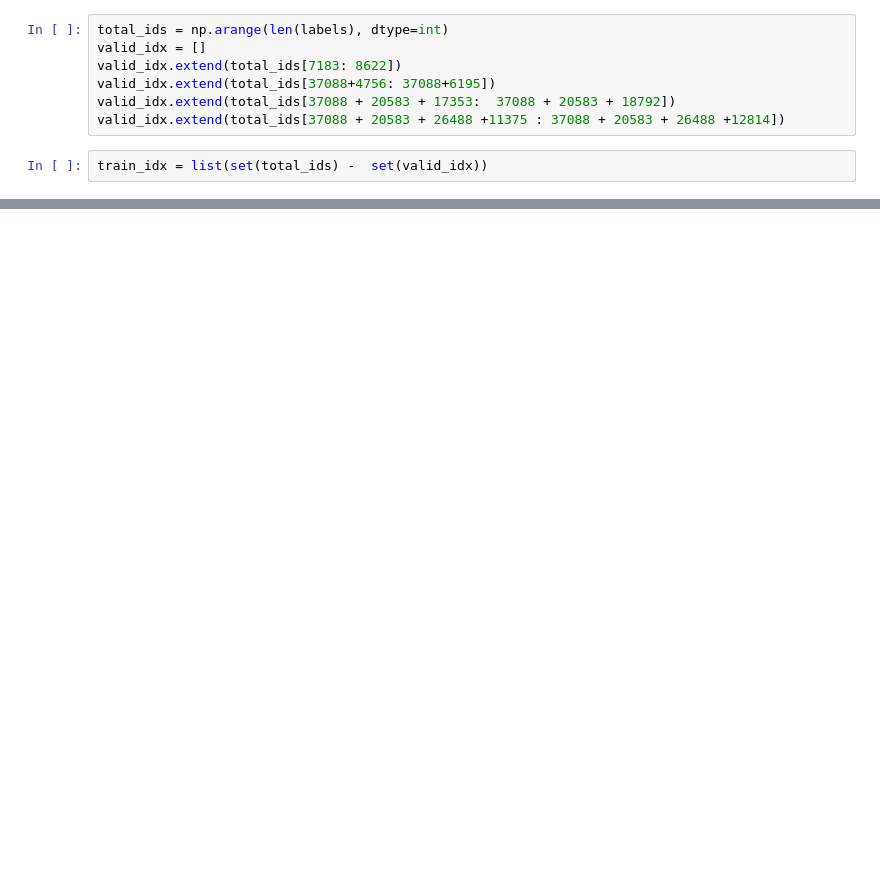
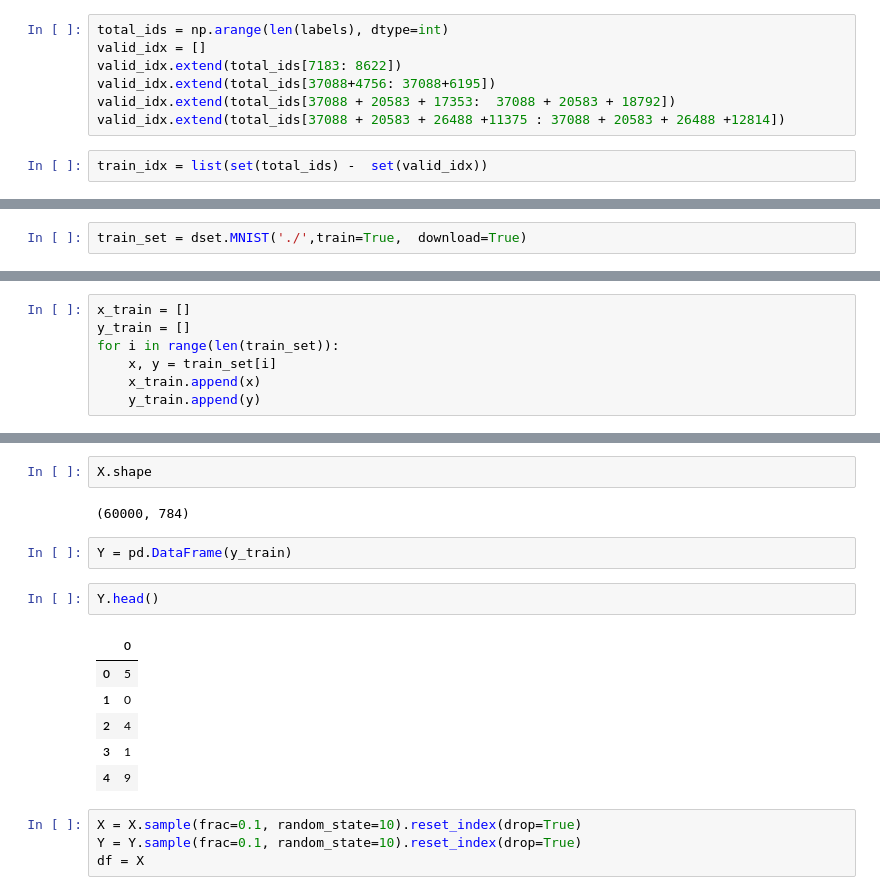
Before and after one commit to harshgrovr/Graphs-Approaches-for-Activity-Recognition-Independent-of-House-Layout, a Jupyter notebook: related_code/3-basics/code.ipynb, the cells around one changed output, grey strips where cells are left out. Saved outputs shown, nothing was run; the diff lists cells and outputs as text; blank space fills up the shorter version.

```diff
--- a/related_code/3-basics/code.ipynb
+++ b/related_code/3-basics/code.ipynb
@@ -639,0 +725,2 @@ train_idx = list(set(total_ids) -  set(valid_idx))
+# %%
+train_set = dset.MNIST('./',train=True,  download=True)
@@ -639,0 +738,7 @@ train_idx = list(set(total_ids) -  set(valid_idx))
+# %%
+x_train = []
+y_train = []
+for i in range(len(train_set)):
+    x, y = train_set[i]
+    x_train.append(x)
+    y_train.append(y)
@@ -639,0 +754,19 @@ train_idx = list(set(total_ids) -  set(valid_idx))
+# %%
+X.shape
+# %% [output]
+(60000, 784)
+# %%
+Y = pd.DataFrame(y_train)
+# %%
+Y.head()
+# %% [output]
+|  | 0 |
+| 0 | 5 |
+| 1 | 0 |
+| 2 | 4 |
+| 3 | 1 |
+| 4 | 9 |
+# %%
+X = X.sample(frac=0.1, random_state=10).reset_index(drop=True)
+Y = Y.sample(frac=0.1, random_state=10).reset_index(drop=True)
+df = X
```
Also changed, not shown: parts of 15 cells of this notebook, 7 other files.
